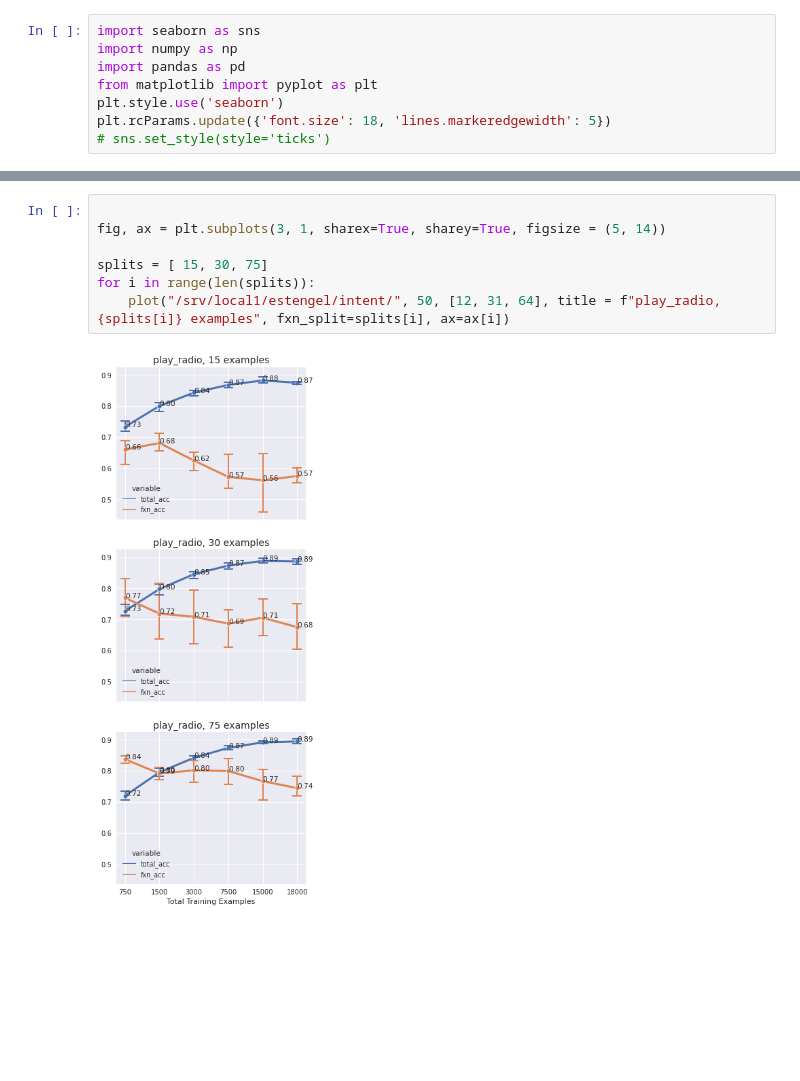
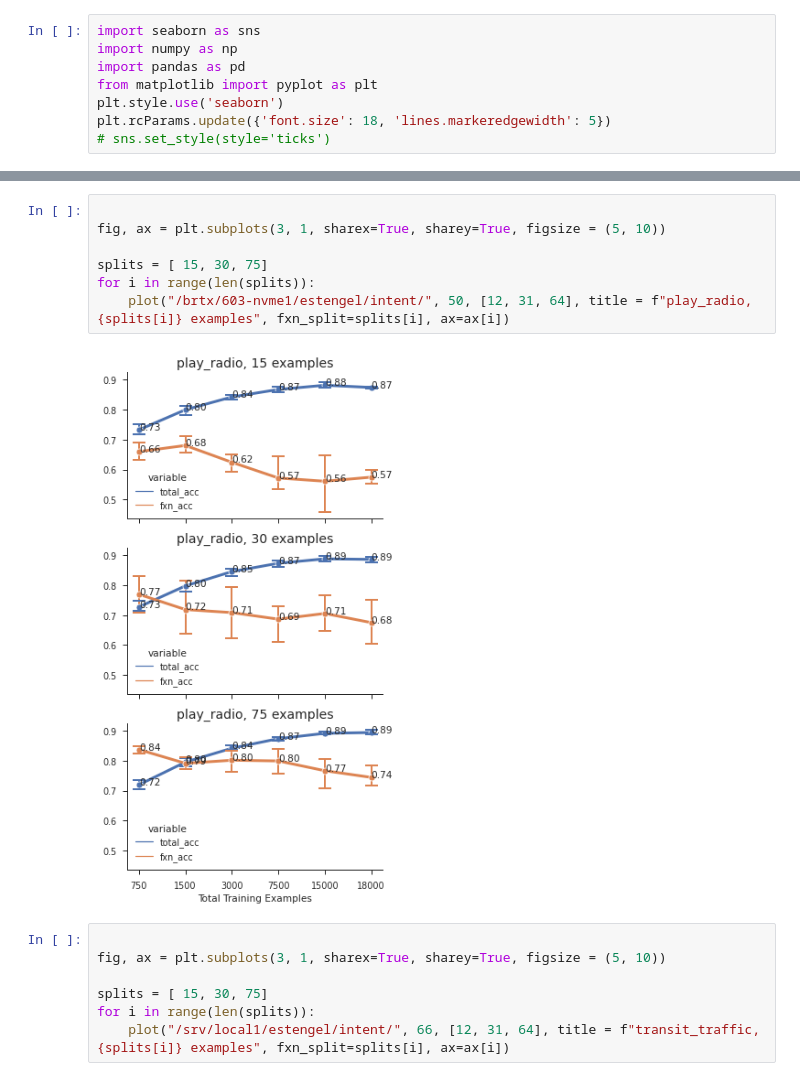
Before and after one commit to esteng/calibration_miso, a Jupyter notebook: intent/plots.ipynb, the cells around one changed output, grey strips where cells are left out. Drawn from its saved outputs; the diff is of its cells as text; blank space fills up the shorter version.

```diff
--- a/intent/plots.ipynb
+++ b/intent/plots.ipynb
@@ -91,12 +95,19 @@ def plot(data_dir, fxn, seeds = [12, 31, 50], title=None, savepath=None, fixed_a
     if savepath is not None:
         plt.tight_layout()
         plt.savefig(savepath)
+# %%
+
+fig, ax = plt.subplots(3, 1, sharex=True, sharey=True, figsize = (5, 10))
+
+splits = [ 15, 30, 75]
+for i in range(len(splits)):
+    plot("/brtx/603-nvme1/estengel/intent/", 50, [12, 31, 64], title = f"play_radio, {splits[i]} examples", fxn_split=splits[i], ax=ax[i])
+# %% [output]
+[figure, added]
 # %%
 
-fig, ax = plt.subplots(3, 1, sharex=True, sharey=True, figsize = (5, 14))
+fig, ax = plt.subplots(3, 1, sharex=True, sharey=True, figsize = (5, 10))
 
 splits = [ 15, 30, 75]
 for i in range(len(splits)):
-    plot("/srv/local1/estengel/intent/", 50, [12, 31, 64], title = f"play_radio, {splits[i]} examples", fxn_split=splits[i], ax=ax[i])
+    plot("/srv/local1/estengel/intent/", 66, [12, 31, 64], title = f"transit_traffic, {splits[i]} examples", fxn_split=splits[i], ax=ax[i])
-# %% [output]
-[figure, removed]
```
Also changed, not shown: parts of 13 cells of this notebook, 11 other files.
